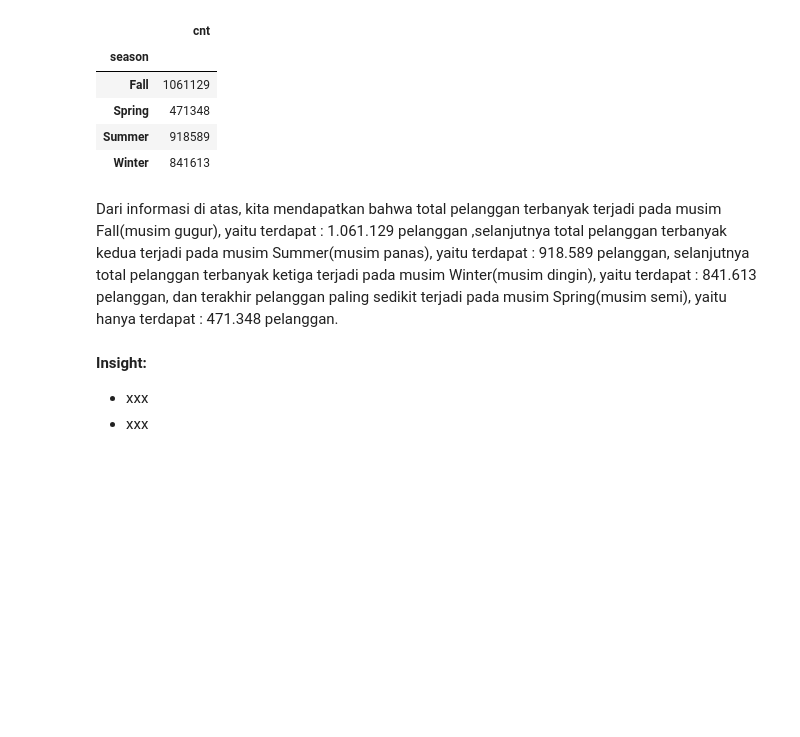
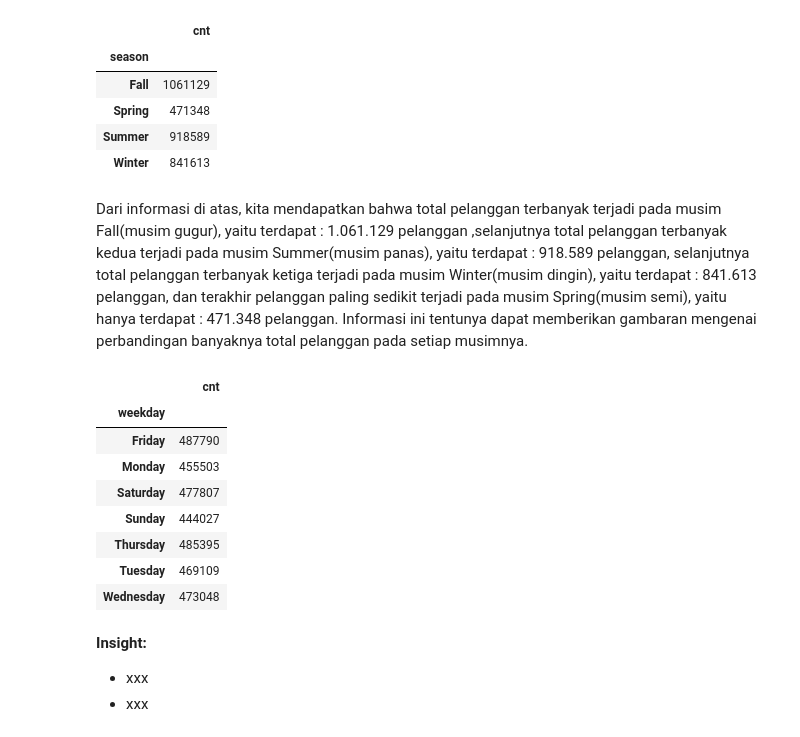
Before and after one commit to Nauviii/first_project_DataAnalayst, a Jupyter notebook: Notebook.ipynb, the cells around one changed output. Drawn from its saved outputs; the diff is of its cells as text; code cells hidden in the pictures; blank space fills up the shorter version.

```diff
--- a/Notebook.ipynb
+++ b/Notebook.ipynb
@@ -523,7 +523,23 @@ season_count_day
 | Summer | 918589 |
 | Winter | 841613 |
 # %% [markdown]
-Dari informasi di atas, kita mendapatkan bahwa total pelanggan terbanyak terjadi pada musim Fall(musim gugur), yaitu terdapat : 1.061.129 pelanggan ,selanjutnya total pelanggan terbanyak kedua terjadi pada musim Summer(musim panas), yaitu terdapat : 918.589 pelanggan, selanjutnya total pelanggan terbanyak ketiga terjadi pada musim Winter(musim dingin), yaitu terdapat : 841.613 pelanggan, dan terakhir pelanggan paling sedikit terjadi pada musim Spring(musim semi), yaitu hanya terdapat : 471.348 pelanggan.
+Dari informasi di atas, kita mendapatkan bahwa total pelanggan terbanyak terjadi pada musim Fall(musim gugur), yaitu terdapat : 1.061.129 pelanggan ,selanjutnya total pelanggan terbanyak kedua terjadi pada musim Summer(musim panas), yaitu terdapat : 918.589 pelanggan, selanjutnya total pelanggan terbanyak ketiga terjadi pada musim Winter(musim dingin), yaitu terdapat : 841.613 pelanggan, dan terakhir pelanggan paling sedikit terjadi pada musim Spring(musim semi), yaitu hanya terdapat : 471.348 pelanggan. Informasi ini tentunya dapat memberikan gambaran mengenai perbandingan banyaknya total pelanggan pada setiap musimnya.
+# %%
+# Mencari jumlah pelanggan pada hari kerja dan akhir pekan
+work_day_df = bike_day_df.groupby(by = ["weekday"]).agg({
+    "cnt" : "sum"
+})
+work_day_df
+# %% [output]
+|  | cnt |
+| weekday |  |
+| Friday | 487790 |
+| Monday | 455503 |
+| Saturday | 477807 |
+| Sunday | 444027 |
+| Thursday | 485395 |
+| Tuesday | 469109 |
+| Wednesday | 473048 |
 # %% [markdown]
 **Insight:**
 - xxx
```
